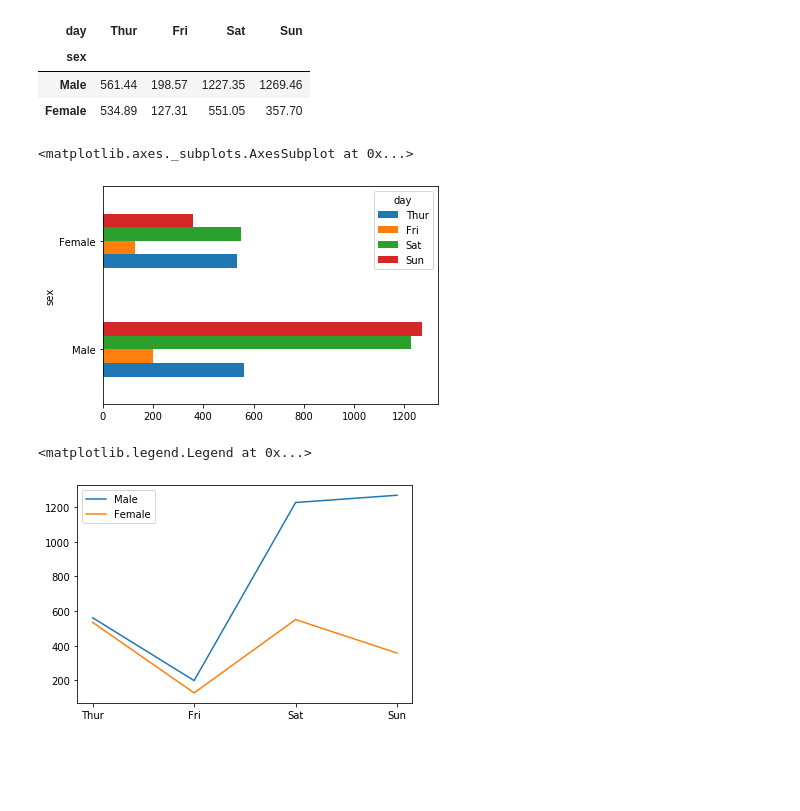
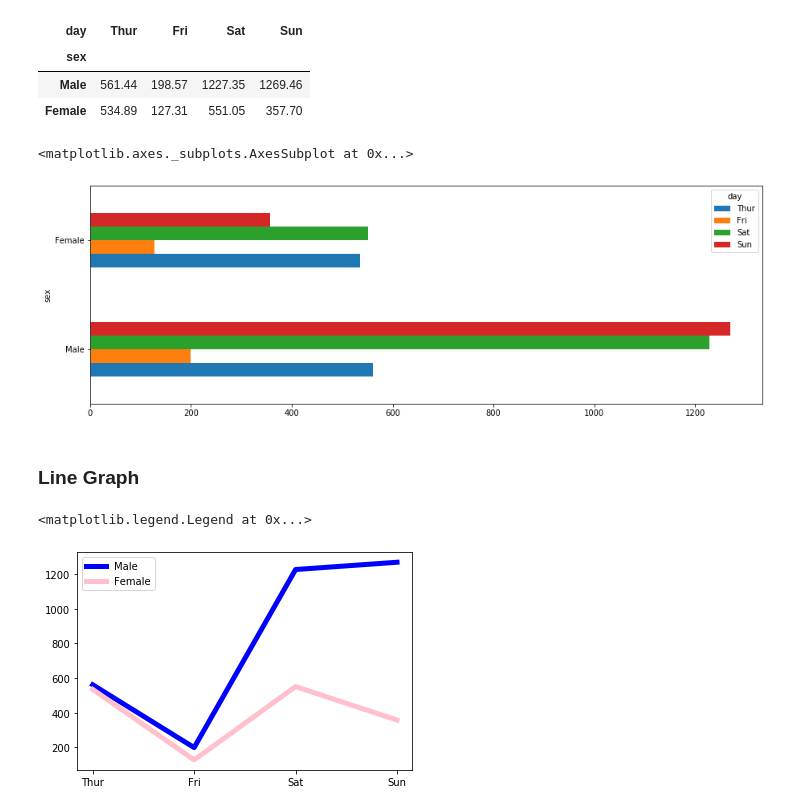
Before and after one commit to SaiPrathek/DS_01_MAY_2020, a Jupyter notebook: plots/matplotlibdemo.ipynb, the cells around one changed output. Saved outputs shown, nothing was run; the diff lists cells and outputs as text; code cells hidden in the pictures; blank space fills up the shorter version.

```diff
--- a/plots/matplotlibdemo.ipynb
+++ b/plots/matplotlibdemo.ipynb
@@ -171,17 +182,19 @@ totals
 | Male | 561.44 | 198.57 | 1227.35 | 1269.46 |
 | Female | 534.89 | 127.31 | 551.05 | 357.70 |
 # %%
-totals.plot(kind='barh')
+totals.plot(kind='barh', figsize=(15,5))
 # %% [output]
 <matplotlib.axes._subplots.AxesSubplot at 0x...>
-[figure, old version]
+[figure, new version]
+# %% [markdown]
+### Line Graph
 # %%
 male = tips.loc[ tips['sex'] == 'Male'].groupby('day')['total_bill'].sum()
 female  = tips.loc[ tips['sex'] == 'Female'].groupby('day')['total_bill'].sum()
 # %%
-plt.plot(male)
-plt.plot(female)
+plt.plot(male, color='blue',linewidth=5)
+plt.plot(female, color='pink', linewidth=5)
 plt.legend(['Male','Female'])
 # %% [output]
 <matplotlib.legend.Legend at 0x...>
-[figure, old version]
+[figure, new version]
```
Also changed, not shown: parts of 17 cells of this notebook.
